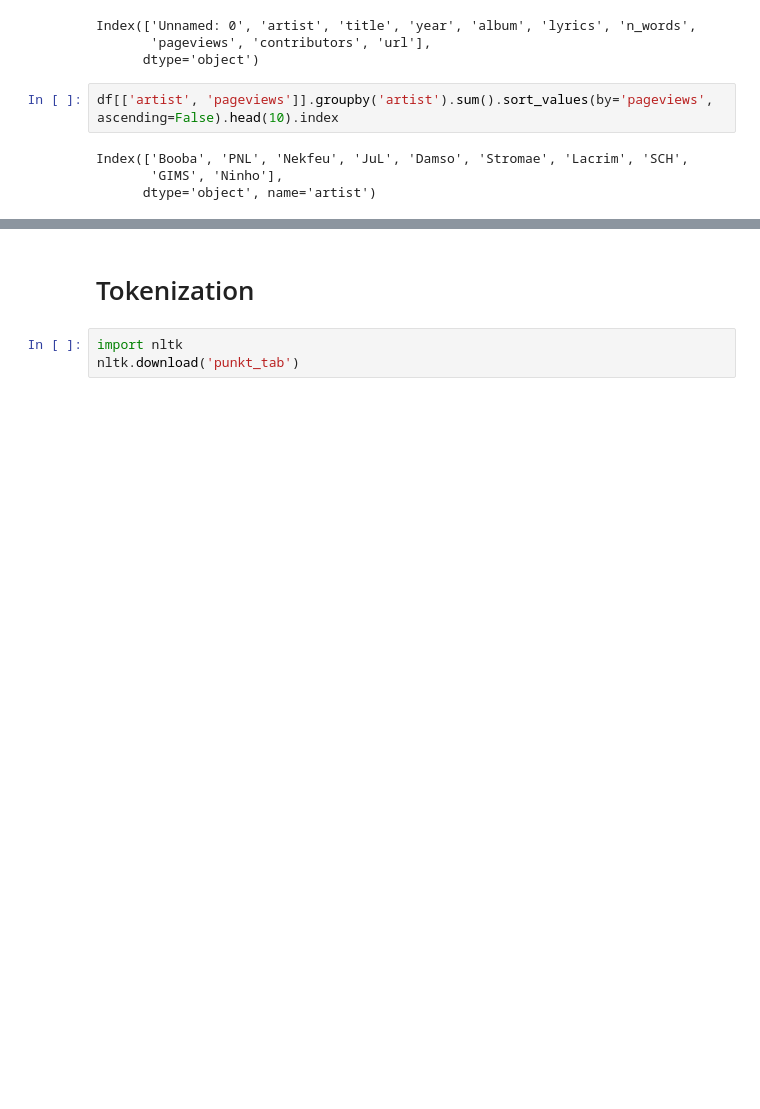
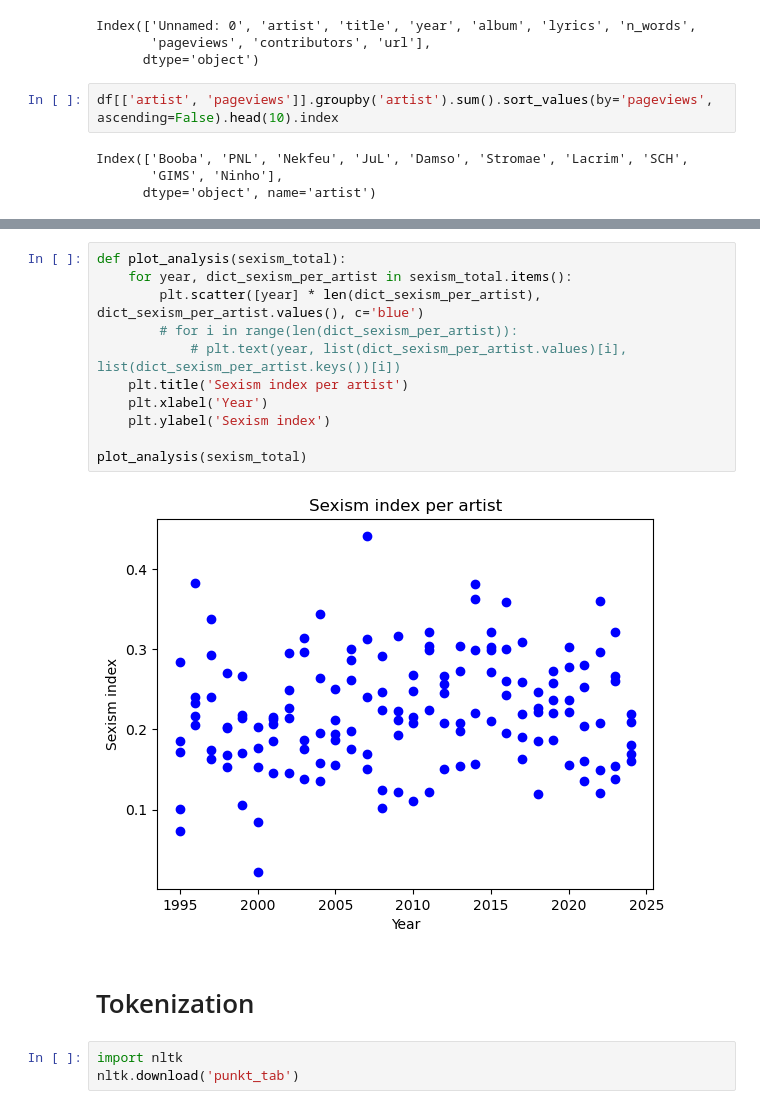
Before and after one commit to AlexiaALLAL/PSL_week_NLP_for_social_science_team_blue, a Jupyter notebook: main.ipynb, the cells around one changed output, grey strips where cells are left out. Cells and saved outputs as stored; diff of their text form; blank space fills up the shorter version.

```diff
--- a/main.ipynb
+++ b/main.ipynb
@@ -354,3 +381,16 @@ artist :  Fonky Family
+# %%
+def plot_analysis(sexism_total):
+    for year, dict_sexism_per_artist in sexism_total.items():
+        plt.scatter([year] * len(dict_sexism_per_artist), dict_sexism_per_artist.values(), c='blue')
+        # for i in range(len(dict_sexism_per_artist)):
+            # plt.text(year, list(dict_sexism_per_artist.values)[i], list(dict_sexism_per_artist.keys())[i])
+    plt.title('Sexism index per artist')
+    plt.xlabel('Year')
+    plt.ylabel('Sexism index')
+
+plot_analysis(sexism_total)
+# %% [output]
+[figure, added]
 # %% [markdown]
 # Tokenization
 # %%
```
Also changed, not shown: parts of 3 cells of this notebook.
